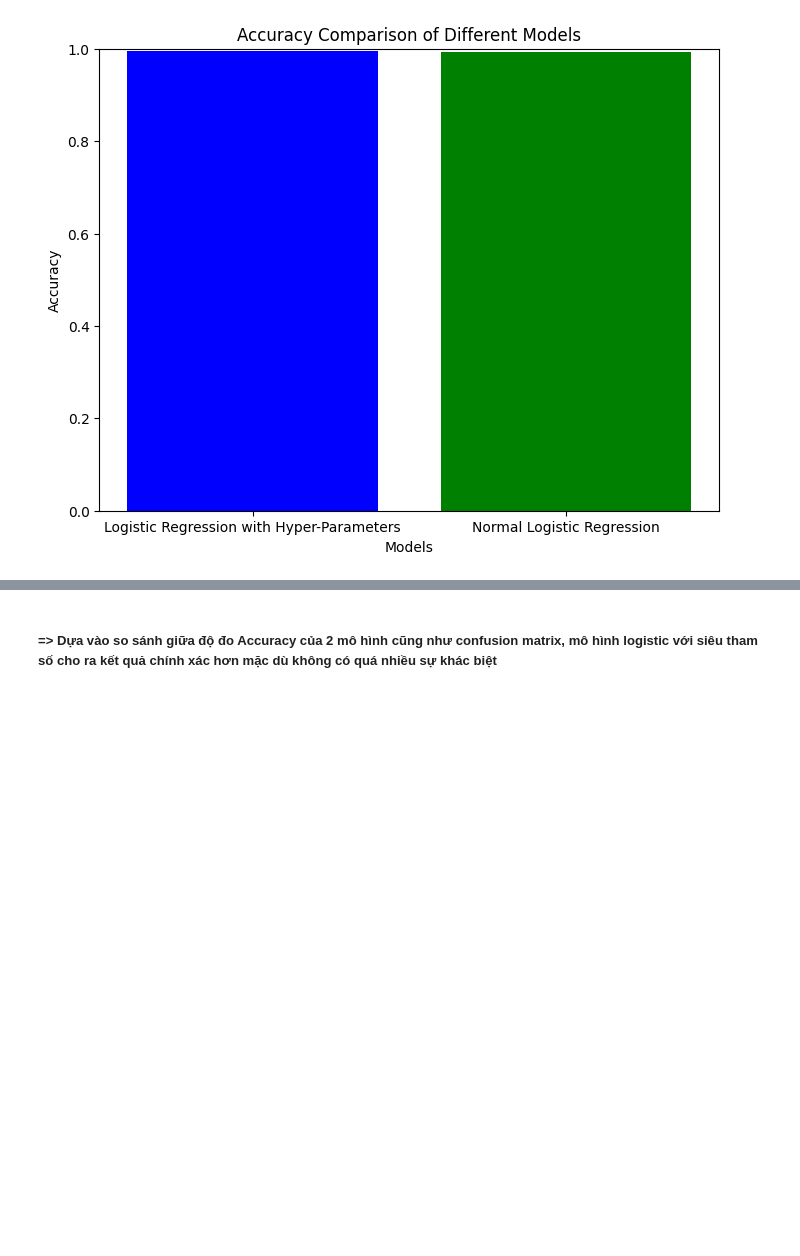
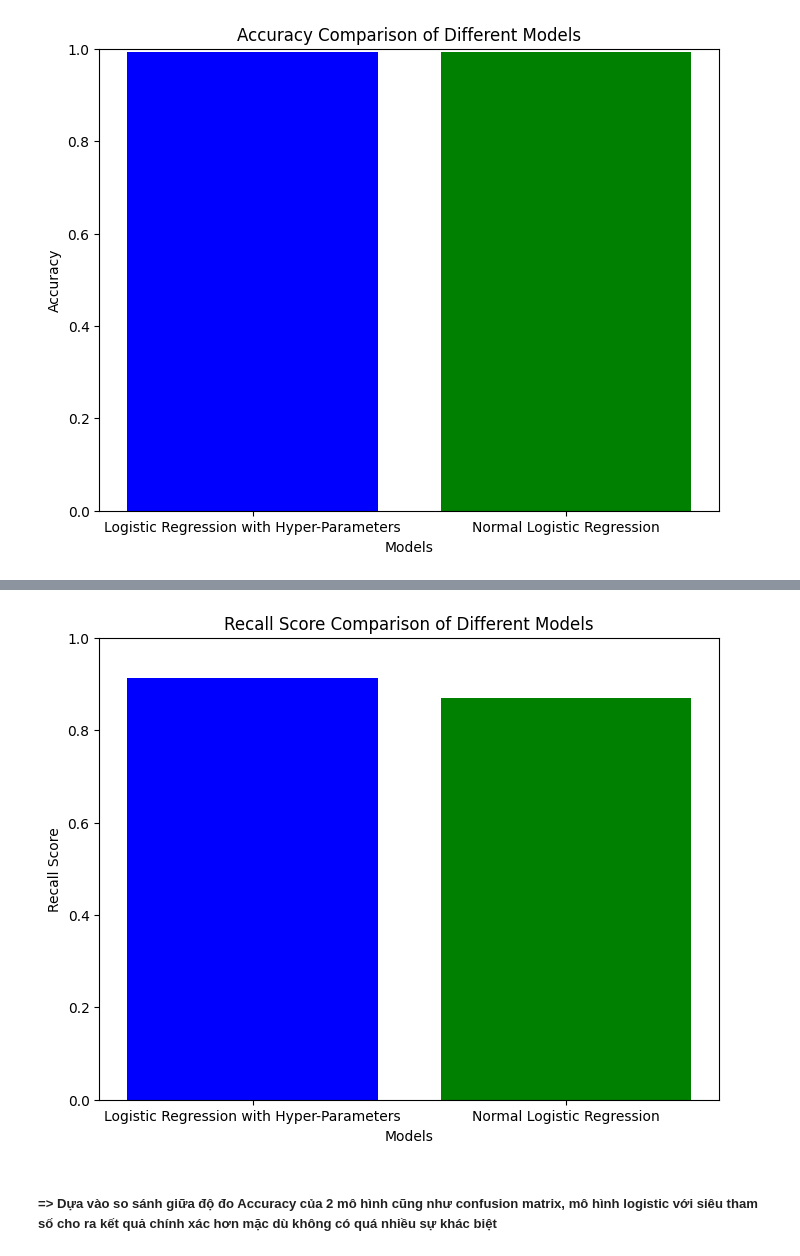
Before and after one commit to dabeii/GroupCompetition-ML08, a Jupyter notebook: Group_08_Competition_Phase1.ipynb, the cells around one changed output, grey strips where cells are left out. Saved outputs shown, nothing was run; the diff lists cells and outputs as text; code cells hidden in the pictures; blank space fills up the shorter version.

```diff
--- a/Group_08_Competition_Phase1.ipynb
+++ b/Group_08_Competition_Phase1.ipynb
@@ -134,6 +136,7 @@ print('The train confusion matrix for Logistic Regression model is:', '\n', lr_t
 lr_val_cm = metrics.confusion_matrix(y_val,lr_preds_val)
 lr_val_accuracy = metrics.accuracy_score(y_val,lr_preds_val)
 lr_val_precision = metrics.precision_score(y_val,lr_preds_val)
+lr_val_recall = metrics.recall_score(y_val,lr_preds_val)
 print('The validation confusion matrix for Logistic Regression model is:', '\n', lr_val_cm)
 
 print('Train accuracy: ',lr_train_accuracy,' | Validation accuracy: ',lr_val_accuracy)
@@ -288,6 +296,8 @@ best_lr_model = grid_search.best_estimator_
 best_lr_val_preds = best_lr_model.predict(X_val)
 best_lr_model_accuracy = metrics.accuracy_score(y_val, best_lr_val_preds)
 best_lr_model_precision = metrics.precision_score(y_val, best_lr_val_preds)
+best_lr_model_recall = metrics.recall_score(y_val,best_lr_val_preds)
+
 print("Validation Accuracy:", best_lr_model_accuracy)
 print("Validation Precision score:", best_lr_model_precision)
 # %% [output]
@@ -414,3 +424,18 @@ plt.show()
+# %%
+# Tạo danh sách các mô hình và recall score tương ứng
+models = ['Logistic Regression with Hyper-Parameters', 'Normal Logistic Regression']
+precisions = [best_lr_model_recall, lr_val_recall]
+
+# Vẽ biểu đồ cột so sánh precision score
+plt.figure(figsize=(8, 6))
+plt.bar(models, precisions, color=['blue', 'green', 'red'])
+plt.title('Recall Score Comparison of Different Models')
+plt.xlabel('Models')
+plt.ylabel('Recall Score')
+plt.ylim(0, 1)
+plt.show()
+# %% [output]
+[figure, added]
 # %% [markdown]
 ##### => **Dựa vào so sánh giữa độ đo Accuracy của 2 mô hình cũng như confusion matrix, mô hình logistic với siêu tham số cho ra kết quả chính xác hơn mặc dù không có quá nhiều sự khác biệt**
 # %% [markdown]
```
Also changed, not shown: parts of 10 cells of this notebook.
